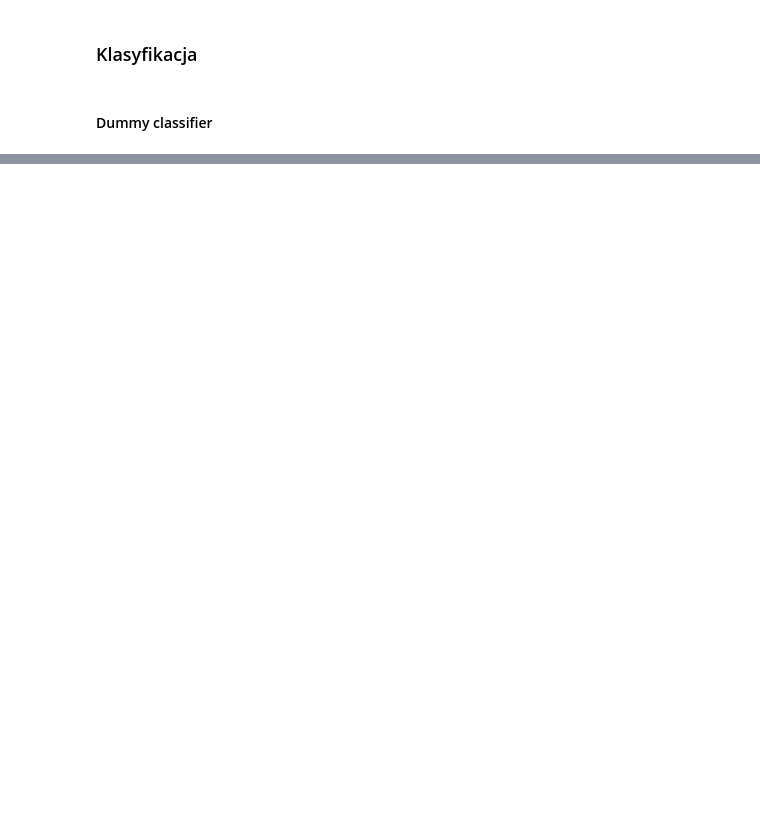
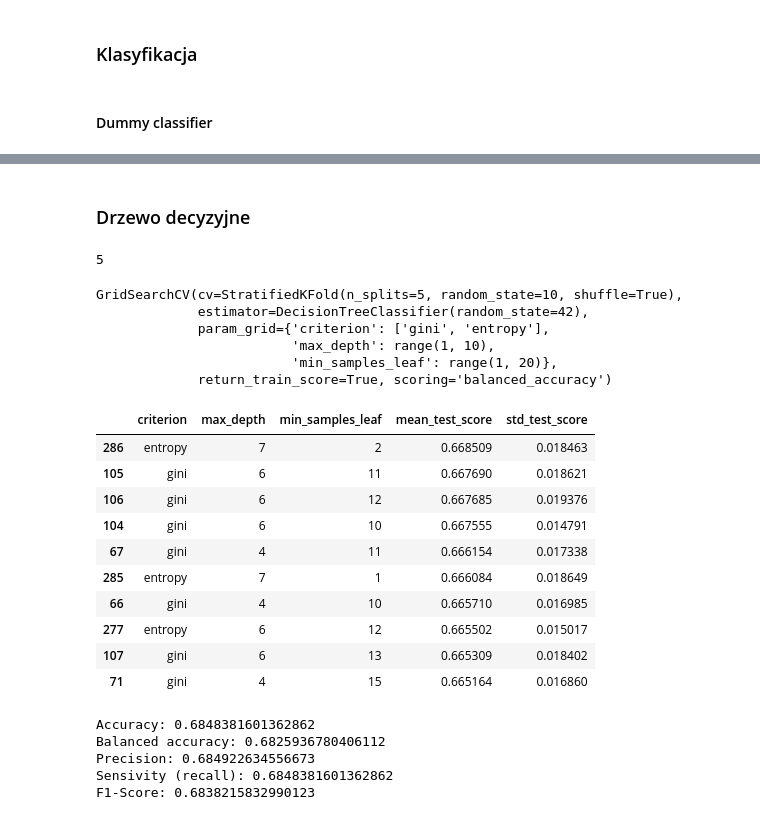
Before and after one commit to dorota10/GasometryTimeSeriesAnalysis, a Jupyter notebook: gasometry_analysis/scripts/klasyfikacja_rozdzial2.ipynb, the cells around one changed output, grey strips where cells are left out. Saved outputs shown, nothing was run; the diff lists cells and outputs as text; code cells hidden in the pictures; blank space fills up the shorter version.

```diff
--- a/gasometry_analysis/scripts/klasyfikacja_rozdzial2.ipynb
+++ b/gasometry_analysis/scripts/klasyfikacja_rozdzial2.ipynb
@@ -3,2 +23,11 @@
+# %%
+train_data, test_data = train_test_split(df_prep, test_size=0.2, stratify=df_prep["ZGON"], random_state=42)
+train_data = train_data.drop(train_data.columns[0], axis=1)
+# %%
+X_train=train_data[cols]
+y_train=train_data["ZGON"]
+
+X_test=test_data[cols]
+y_test=test_data["ZGON"]
 # %% [markdown]
 #### Dummy classifier
@@ -16,0 +34,5 @@ print("Dokładność drzewa: ", np.mean(s))
+# %%
+dummy_model = DummyClassifier(strategy="most_frequent")
+dummy_model.fit(X_train, y_train)
+y_pred = dummy_model.predict(X_test)
+accuracy_assessment(y_test, y_pred)
@@ -16,0 +46,2 @@ print("Dokładność drzewa: ", np.mean(s))
+# %% [markdown]
+### Drzewo decyzyjne
@@ -16,0 +68,58 @@ print("Dokładność drzewa: ", np.mean(s))
+# %%
+op_depth_tree=np.argmax(ma_test)+1
+op_depth_tree
+# %% [output]
+5
+# %%
+model_dt= DecisionTreeClassifier(random_state=42)
+
+model_dt.fit(X_train, y_train)
+
+trees_param_grid = {
+    'criterion': ['gini', 'entropy'],
+    'max_depth': range(1,10),
+    'min_samples_leaf': range(1,20)
+}
+
+cv_strategy = StratifiedKFold(n_splits=5, shuffle=True, random_state=10)
+dt_grid_search = GridSearchCV(model_dt, trees_param_grid, cv=cv_strategy, scoring='balanced_accuracy', return_train_score=True)
+dt_grid_search.fit(X_train, y_train)
+# %% [output]
+GridSearchCV(cv=StratifiedKFold(n_splits=5, random_state=10, shuffle=True),
+             estimator=DecisionTreeClassifier(random_state=42),
+             param_grid={'criterion': ['gini', 'entropy'],
+                         'max_depth': range(1, 10),
+                         'min_samples_leaf': range(1, 20)},
+             return_train_score=True, scoring='balanced_accuracy')
+# %%
+tree_results=dt_grid_search.cv_results_
+results_df = pd.DataFrame(tree_results)
+params_df = pd.json_normalize(results_df['params'])
+metrics = ['mean_test_score', 'std_test_score']
+tree_results_df = pd.concat([params_df, results_df[metrics]], axis=1)
+
+tree_results_df.columns=["criterion", "max_depth", "min_samples_leaf", "mean_test_score", "std_test_score"]
+tree_results_df.sort_values(by='mean_test_score', ascending=False).head(10)
+# %% [output]
+|  | criterion | max_depth | min_samples_leaf | mean_test_score | std_test_score |
+| 286 | entropy | 7 | 2 | 0.668509 | 0.018463 |
+| 105 | gini | 6 | 11 | 0.667690 | 0.018621 |
+| 106 | gini | 6 | 12 | 0.667685 | 0.019376 |
+| 104 | gini | 6 | 10 | 0.667555 | 0.014791 |
+| 67 | gini | 4 | 11 | 0.666154 | 0.017338 |
+| 285 | entropy | 7 | 1 | 0.666084 | 0.018649 |
+| 66 | gini | 4 | 10 | 0.665710 | 0.016985 |
+| 277 | entropy | 6 | 12 | 0.665502 | 0.015017 |
+| 107 | gini | 6 | 13 | 0.665309 | 0.018402 |
+| 71 | gini | 4 | 15 | 0.665164 | 0.016860 |
+# %%
+best_dt_model = dt_grid_search.best_estimator_
+best_dt_model.fit(X_train, y_train)
+y_pred = best_dt_model.predict(X_test)
+accuracy_assessment(y_test, y_pred)
+# %% [output]
+Accuracy: 0.6848381601362862
+Balanced accuracy: 0.6825936780406112
+Precision: 0.684922634556673
+Sensivity (recall): 0.6848381601362862
+F1-Score: 0.6838215832990123
```
Also changed, not shown: parts of 28 cells of this notebook, 7 other files.
